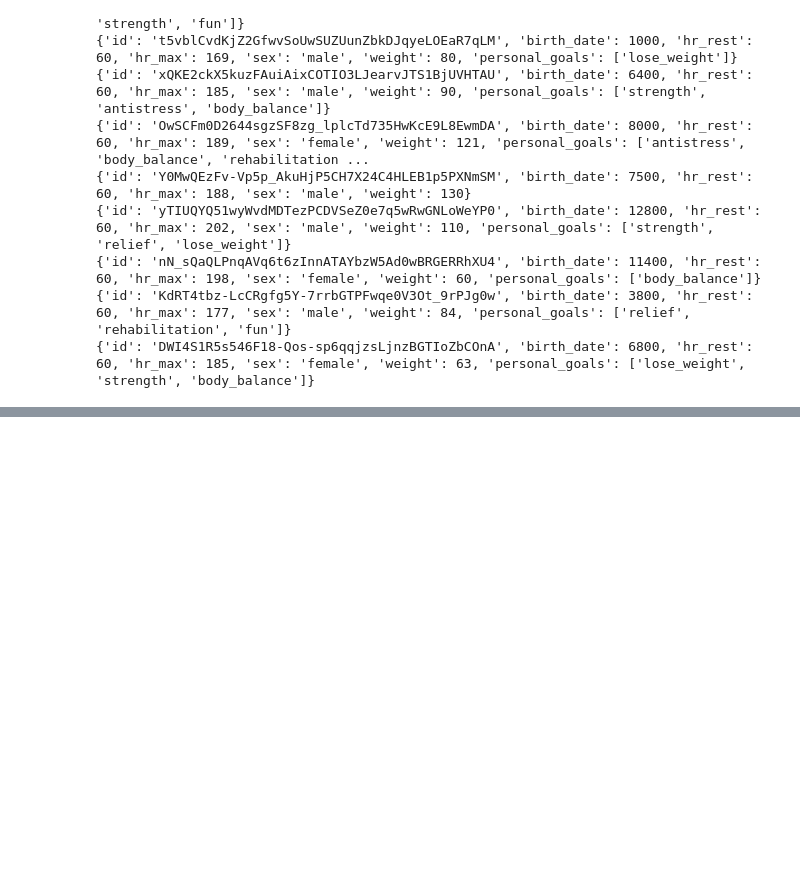
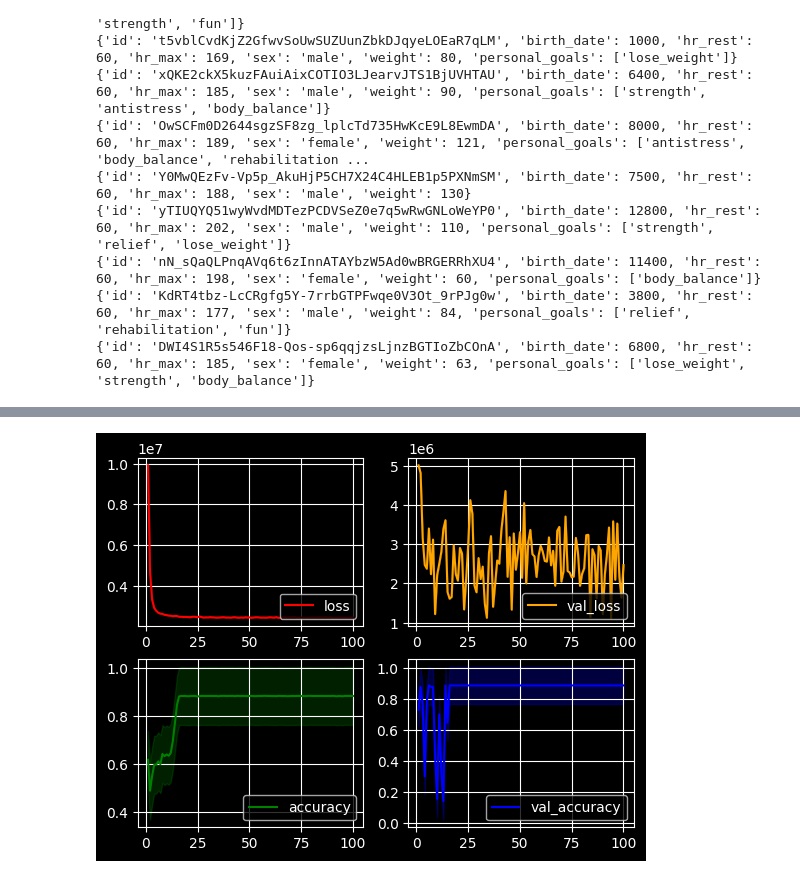
Before and after one commit to Asdergh/ItPlanetProject, a Jupyter notebook: Model/test.ipynb, the cells around one changed output, grey strips where cells are left out. Drawn from its saved outputs; the diff is of its cells as text; code cells hidden in the pictures; blank space fills up the shorter version.

Commit message:
added some changed into data load section

```diff
--- a/Model/test.ipynb
+++ b/Model/test.ipynb
@@ -259,14 +303,14 @@ train_data = data_permutated[data_permutated.shape[0] // 2: , :-1]
 # %%
-permutated_data_tensor = np.random.permutation(samples_data_tensor)
+# permutated_data_tensor = np.random.permutation(samples_data_tensor)
 
-train_data = permutated_data_tensor[:samples_data_tensor.shape[0] // 2, :-1]
-train_labels = permutated_data_tensor[:samples_data_tensor.shape[0] // 2, -1]
+# train_data = permutated_data_tensor[:samples_data_tensor.shape[0] // 2, :-1]
+# train_labels = permutated_data_tensor[:samples_data_tensor.shape[0] // 2, -1]
 
-validation_data = permutated_data_tensor[samples_data_tensor.shape[0] // 2:, :-1]
-validation_labels = permutated_data_tensor[samples_data_tensor.shape[0] // 2:, -1]
+# validation_data = permutated_data_tensor[samples_data_tensor.shape[0] // 2:, :-1]
+# validation_labels = permutated_data_tensor[samples_data_tensor.shape[0] // 2:, -1]
 
-# train_data = (train_data - np.mean(train_data)) / np.std(train_data)
-# validation_data = (validation_data - np.mean(validation_data)) / np.std(validation_data)
+# # train_data = (train_data - np.mean(train_data)) / np.std(train_data)
+# # validation_data = (validation_data - np.mean(validation_data)) / np.std(validation_data)
 
-print(f"Train tensor shape: {train_data.shape}, \n Test tensor shape: {validation_data.shape}")
-print(f" \nData example: {permutated_data_tensor} \n Labels example: \t{validation_labels.shape}")
+# print(f"Train tensor shape: {train_data.shape}, \n Test tensor shape: {validation_data.shape}")
+# print(f" \nData example: {permutated_data_tensor} \n Labels example: \t{validation_labels.shape}")
@@ -323,14 +367,30 @@ Make sure all arrays contain the same number of samples.
 # %%
-losses = [np.asarray(model_history.history["loss"]), np.asarray(model_history.history["val_loss"])]
-accuraces = [np.asarray(model_history.history["acc"]), np.asarray(model_history.history["val_acc"])]
-labels = [["loss", "acc"], ["val_loss", "val_acc"]]
-colors = [["green", "red"], ["blue", "orange"]]
+model_stats = [[np.asarray(model_history.history["loss"]), np.asarray(model_history.history["val_loss"])],
+          [np.asarray(model_history.history["accuracy"]), np.asarray(model_history.history["val_accuracy"])]]
 
-fig, axis = plt.subplots(nrows=2)
-for sample in range(len(axis)):
+def show_results(model_data):
 
-    axis[sample].plot(range(1, losses[sample].shape[0] + 1), losses[sample], color=colors[sample][1], label=labels[sample][0], linestyle="--")
-    axis[sample].plot(range(1, accuraces[sample].shape[0] + 1), accuraces[sample], color=colors[sample][0], label=labels[sample][1])
-    axis[sample].legend(loc="upper left")
+    labels = [["loss", "val_loss"], ["accuracy", "val_accuracy"]]
+    colors = [["red", "orange"], ["green", "blue"]]
 
-plt.show()
+    plt.style.use("dark_background")
+    fig, axis = plt.subplots(nrows=2, ncols=2)
+    for sample in range(len(axis)):
+
+        axis[sample][0].plot(range(1, model_stats[sample][0].shape[0] + 1), model_stats[sample][0], color=colors[sample][0], label=labels[sample][0])
+        axis[sample][0].fill_between(range(1, model_stats[sample][0].shape[0] + 1), model_stats[sample][0] - 0.12, model_stats[sample][0] + 0.12, color=colors[sample][0], alpha=0.25)
+
+        axis[sample][1].plot(range(1, model_stats[sample][1].shape[0] + 1), model_stats[sample][1], color=colors[sample][1], label=labels[sample][1])
+        axis[sample][1].fill_between(range(1, model_stats[sample][1].shape[0] + 1), model_stats[sample][1] - 0.12, model_stats[sample][1] + 0.12, color=colors[sample][1], alpha=0.25)
+
+        axis[sample][0].legend(loc="lower right")
+        axis[sample][0].grid()
+
+        axis[sample][1].legend(loc="lower right")
+        axis[sample][1].grid()
+
+    plt.show()
+
+show_results(model_data=model_stats)
+# %% [output]
+[figure, added]
```
Also changed, not shown: parts of 9 cells of this notebook.
